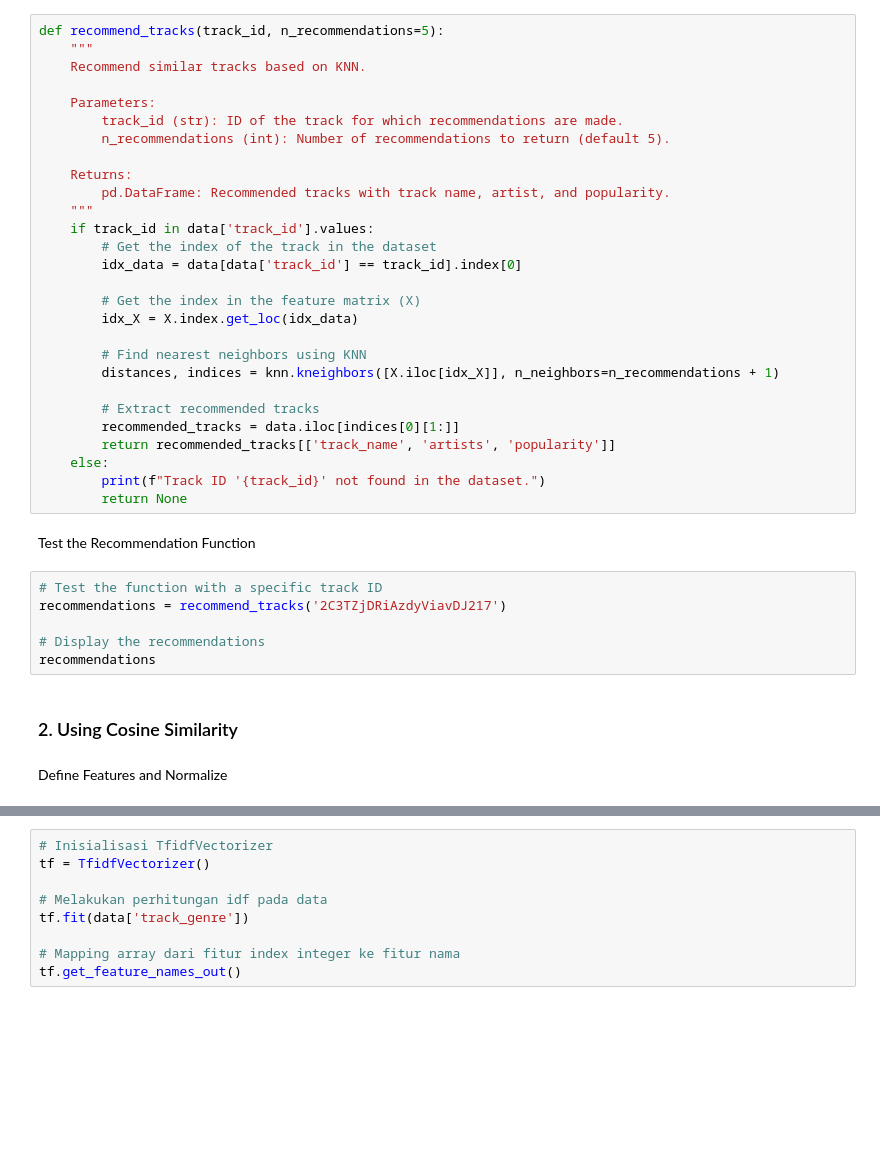
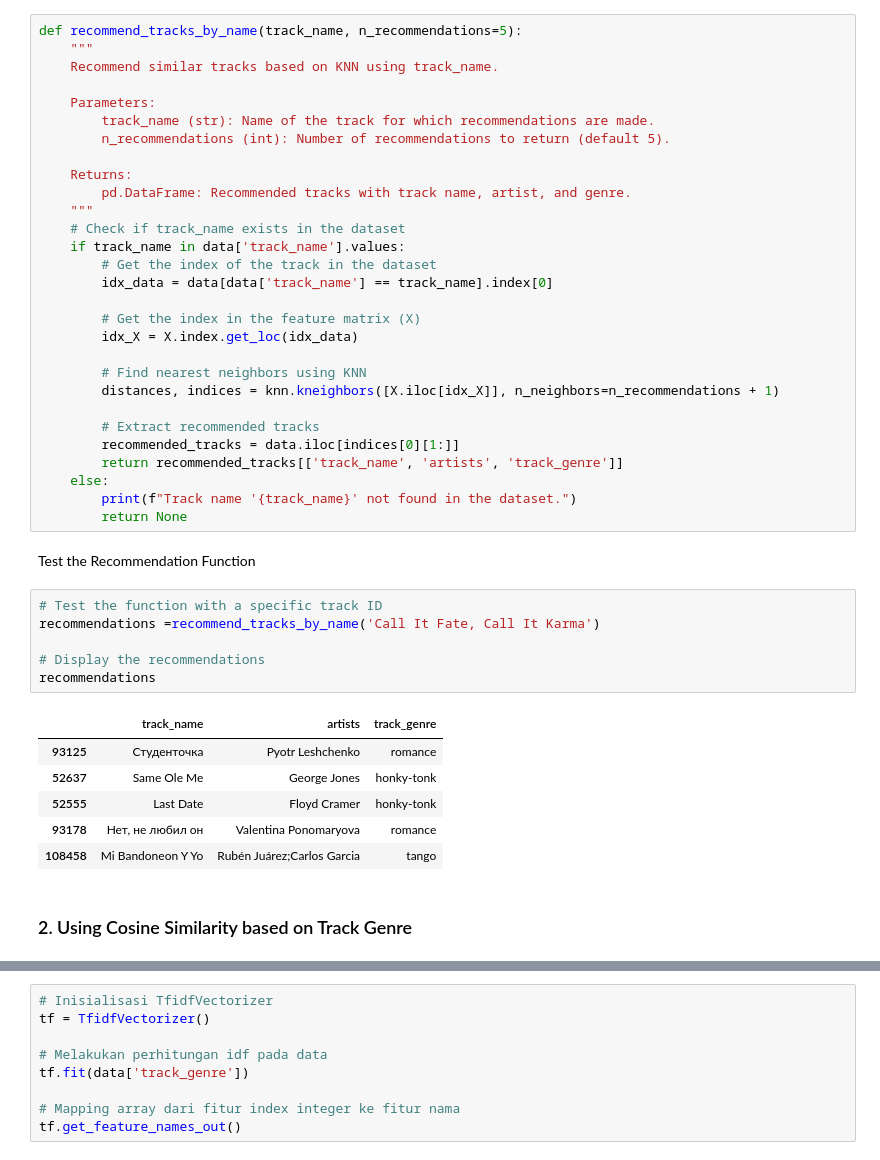
Before and after one commit to nbilasals/music_recommendation, a Jupyter notebook: music_recommendation.ipynb, the cells around one changed output, grey strips where cells are left out. Cells and saved outputs as stored; diff of their text form; blank space fills up the shorter version.

```diff
--- a/music_recommendation.ipynb
+++ b/music_recommendation.ipynb
@@ -203,20 +207,21 @@ knn.fit(X)
 # %% [markdown]
 Define the Recommendation Function
 # %%
-def recommend_tracks(track_id, n_recommendations=5):
+def recommend_tracks_by_name(track_name, n_recommendations=5):
     """
-    Recommend similar tracks based on KNN.
+    Recommend similar tracks based on KNN using track_name.
 
     Parameters:
-        track_id (str): ID of the track for which recommendations are made.
+        track_name (str): Name of the track for which recommendations are made.
         n_recommendations (int): Number of recommendations to return (default 5).
 
     Returns:
-        pd.DataFrame: Recommended tracks with track name, artist, and popularity.
+        pd.DataFrame: Recommended tracks with track name, artist, and genre.
     """
-    if track_id in data['track_id'].values:
+    # Check if track_name exists in the dataset
+    if track_name in data['track_name'].values:
         # Get the index of the track in the dataset
-        idx_data = data[data['track_id'] == track_id].index[0]
+        idx_data = data[data['track_name'] == track_name].index[0]
 
         # Get the index in the feature matrix (X)
         idx_X = X.index.get_loc(idx_data)
@@ -226,19 +231,24 @@ def recommend_tracks(track_id, n_recommendations=5):
 
         # Extract recommended tracks
         recommended_tracks = data.iloc[indices[0][1:]]
-        return recommended_tracks[['track_name', 'artists', 'popularity']]
+        return recommended_tracks[['track_name', 'artists', 'track_genre']]
     else:
-        print(f"Track ID '{track_id}' not found in the dataset.")
+        print(f"Track name '{track_name}' not found in the dataset.")
         return None
 # %% [markdown]
  Test the Recommendation Function
 # %%
 # Test the function with a specific track ID
-recommendations = recommend_tracks('2C3TZjDRiAzdyViavDJ217')
+recommendations =recommend_tracks_by_name('Call It Fate, Call It Karma')
 
 # Display the recommendations
 recommendations
+# %% [output]
+|  | track_name | artists | track_genre |
+| 93125 | Студенточка | Pyotr Leshchenko | romance |
+| 52637 | Same Ole Me | George Jones | honky-tonk |
+| 52555 | Last Date | Floyd Cramer | honky-tonk |
+| 93178 | Нет, не любил он | Valentina Ponomaryova | romance |
+| 108458 | Mi Bandoneon Y Yo | Rubén Juárez;Carlos Garcia | tango |
 # %% [markdown]
-### 2. Using Cosine Similarity
+### 2. Using Cosine Similarity based on Track Genre
-# %% [markdown]
-Define Features and Normalize
```
Also changed, not shown: parts of 14 cells of this notebook.
